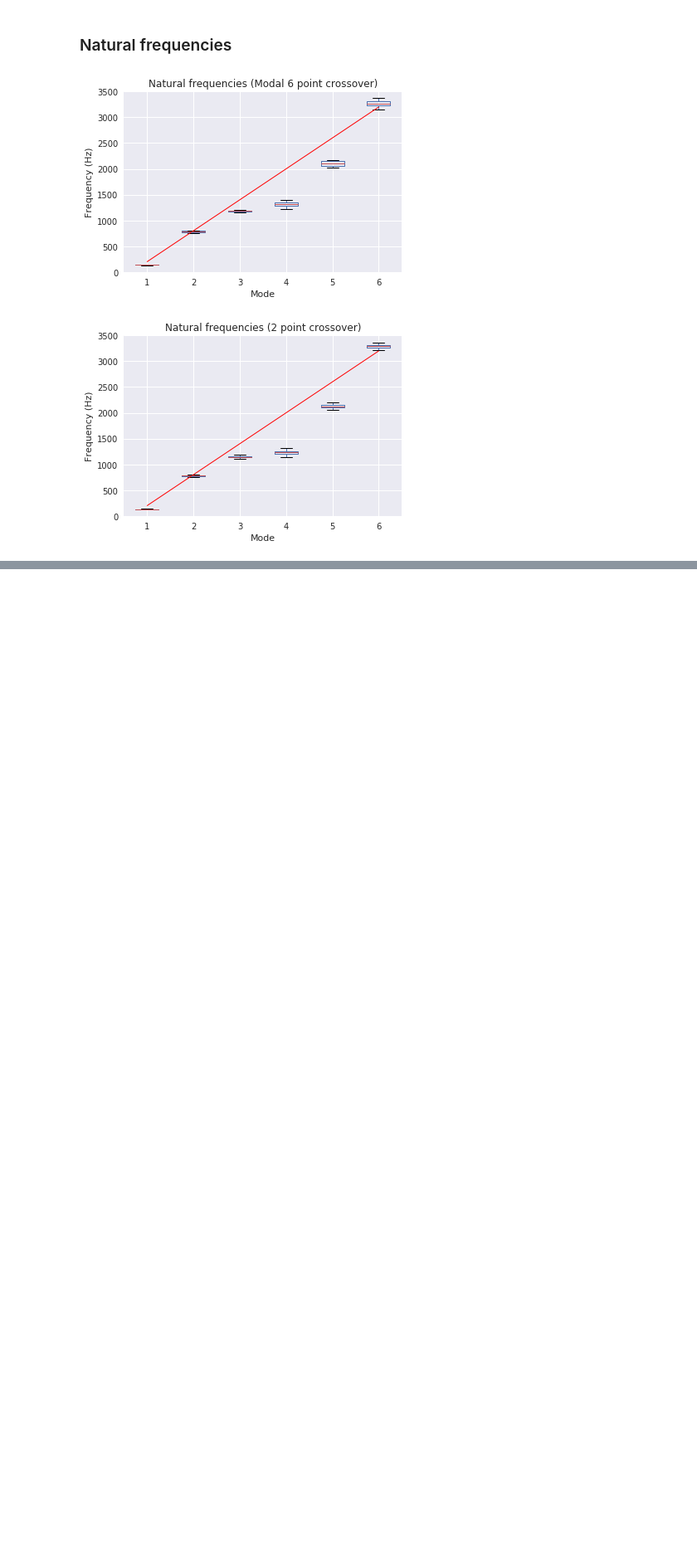
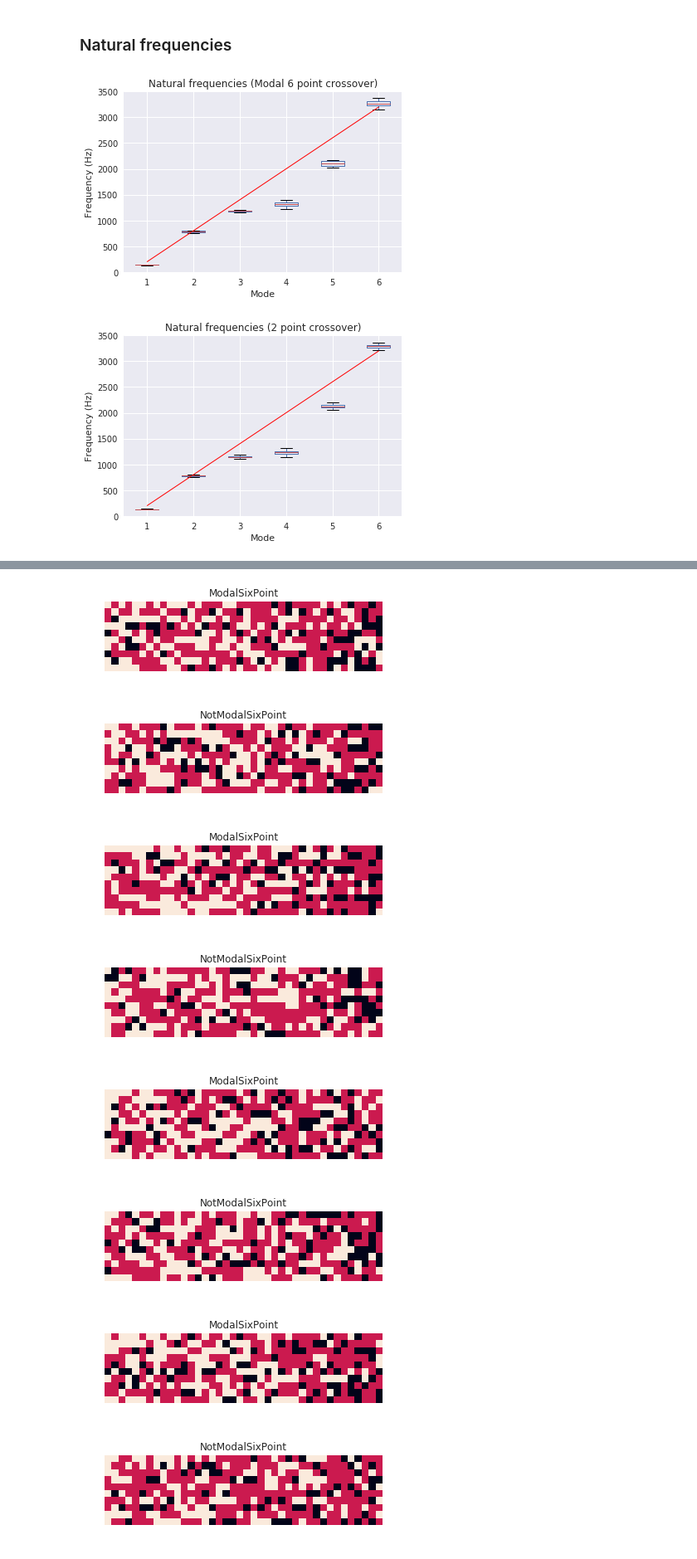
Before and after one commit to byi649/Design-Automation-Optimisation-for-Multi-Material-3D-Printing, a Jupyter notebook: Results/2018-06-29/Statistical analysis.ipynb, the cells around one changed output, grey strips where cells are left out. Shown at 83% size. Saved outputs shown, nothing was run; the diff lists cells and outputs as text; code cells hidden in the pictures; blank space fills up the shorter version.

Commit message:
More plots

```diff
--- a/Results/2018-06-29/Statistical analysis.ipynb
+++ b/Results/2018-06-29/Statistical analysis.ipynb
@@ -73,3 +73,8 @@ plt.show()
 # %% [output]
 [figure]
 [figure]
+# %%
+sols = pd.read_csv("data.csv")
+sols.drop(["time", "Unnamed: 0", "nPop", "freq"], axis=1, inplace=True)
+sols.sort_values("crossover", inplace=True)
+sols.head()
@@ -75,0 +88,20 @@ plt.show()
+# %%
+n = len(sols)
+for s in range(n):
+    plt.subplots()
+    vox = [float(x) for x in sols['sol'][s]]
+    plt.imshow([[a + b for a, b in zip(vox[x+1::20], vox[x::20])] for x in range(0, 20, 2)])
+    plt.title(sols["crossover"][s])
+    plt.axis("off")
+
+plt.tight_layout()
+plt.show()
+# %% [output]
+[figure, added]
+[figure, added]
+[figure, added]
+[figure, added]
+[figure, added]
+[figure, added]
+[figure, added]
+[figure, added]
```
Also changed, not shown: parts of 2 cells of this notebook.
